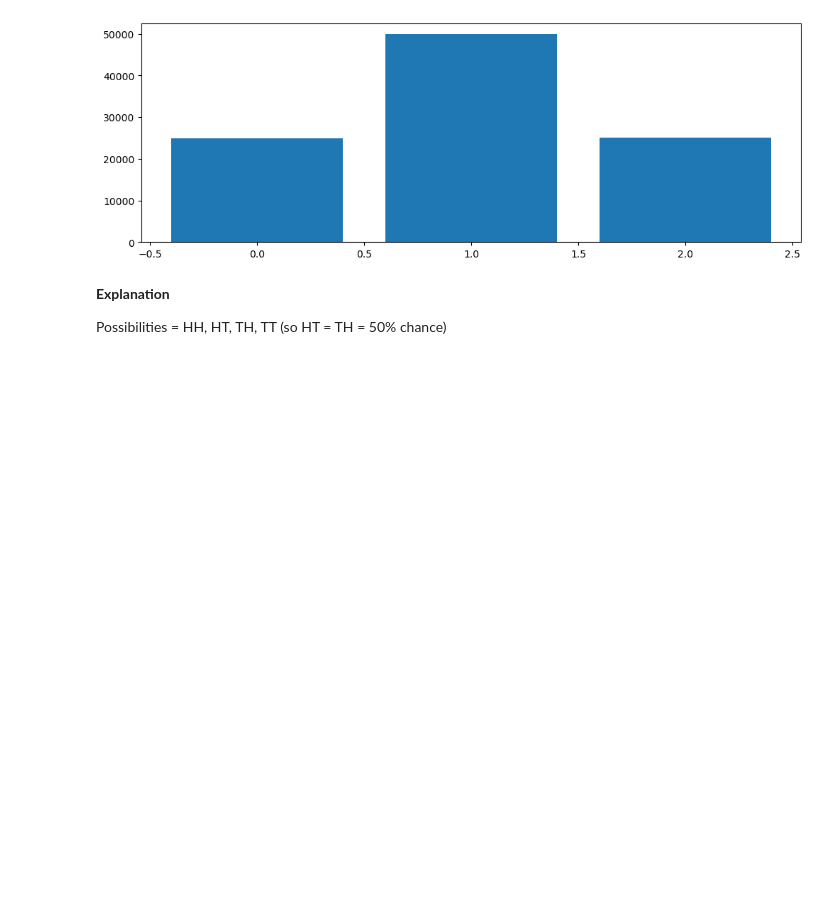
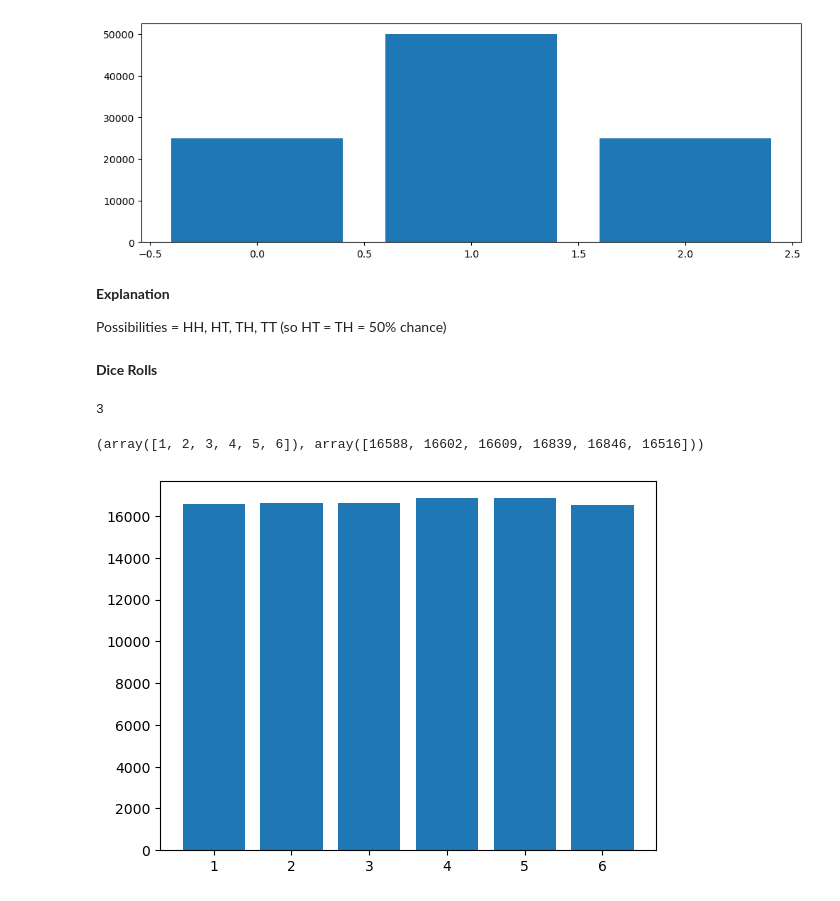
Before and after one commit to PeeBs68/mywork, a Jupyter notebook: fund_da_week7and8.ipynb, the cells around one changed output. Saved outputs shown, nothing was run; the diff lists cells and outputs as text; code cells hidden in the pictures; blank space fills up the shorter version.

```diff
--- a/fund_da_week7and8.ipynb
+++ b/fund_da_week7and8.ipynb
@@ -82,3 +82,33 @@ ax.bar(x, counts);
 **Explanation**
 
 Possibilities = HH, HT, TH, TT (so HT = TH = 50% chance)
+# %% [markdown]
+**Dice Rolls**
+# %%
+# Default random number generator
+rng = np.random.default_rng()
+# %%
+# Roll a single Dice
+
+rng.integers(1, 7)
+# %% [output]
+3
+# %%
+# Roll a single Dice
+single_rolls = rng.integers(1, 7, 100000)
+# %%
+# Count the unique values
+
+x, counts = np.unique(single_rolls, return_counts=True)
+
+x, counts
+# %% [output]
+(array([1, 2, 3, 4, 5, 6]), array([16588, 16602, 16609, 16839, 16846, 16516]))
+# %%
+# Create a plot
+
+fig, ax = plt.subplots()
+
+ax.bar(x, counts);
+# %% [output]
+[figure, added]
```
Also changed, not shown: parts of 14 cells of this notebook.
